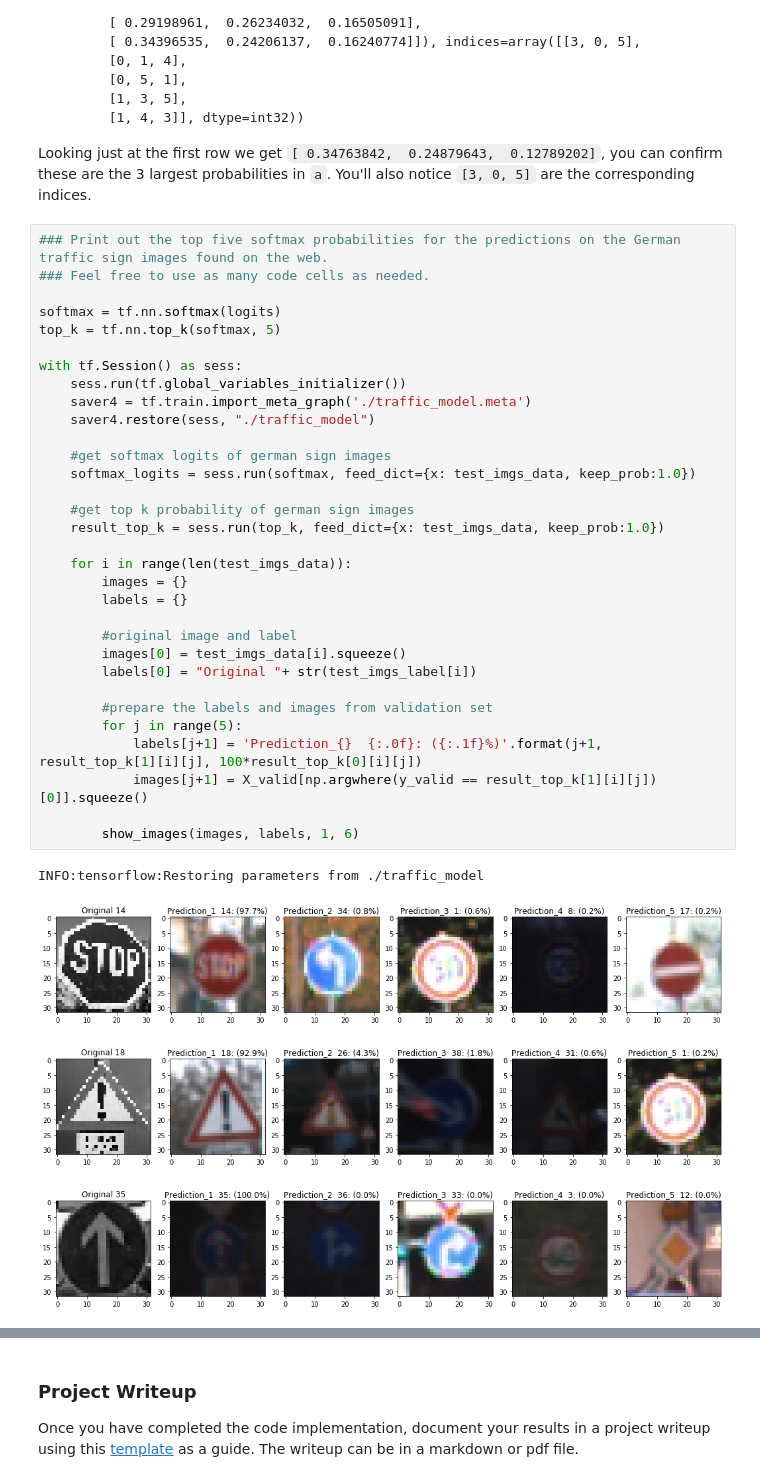
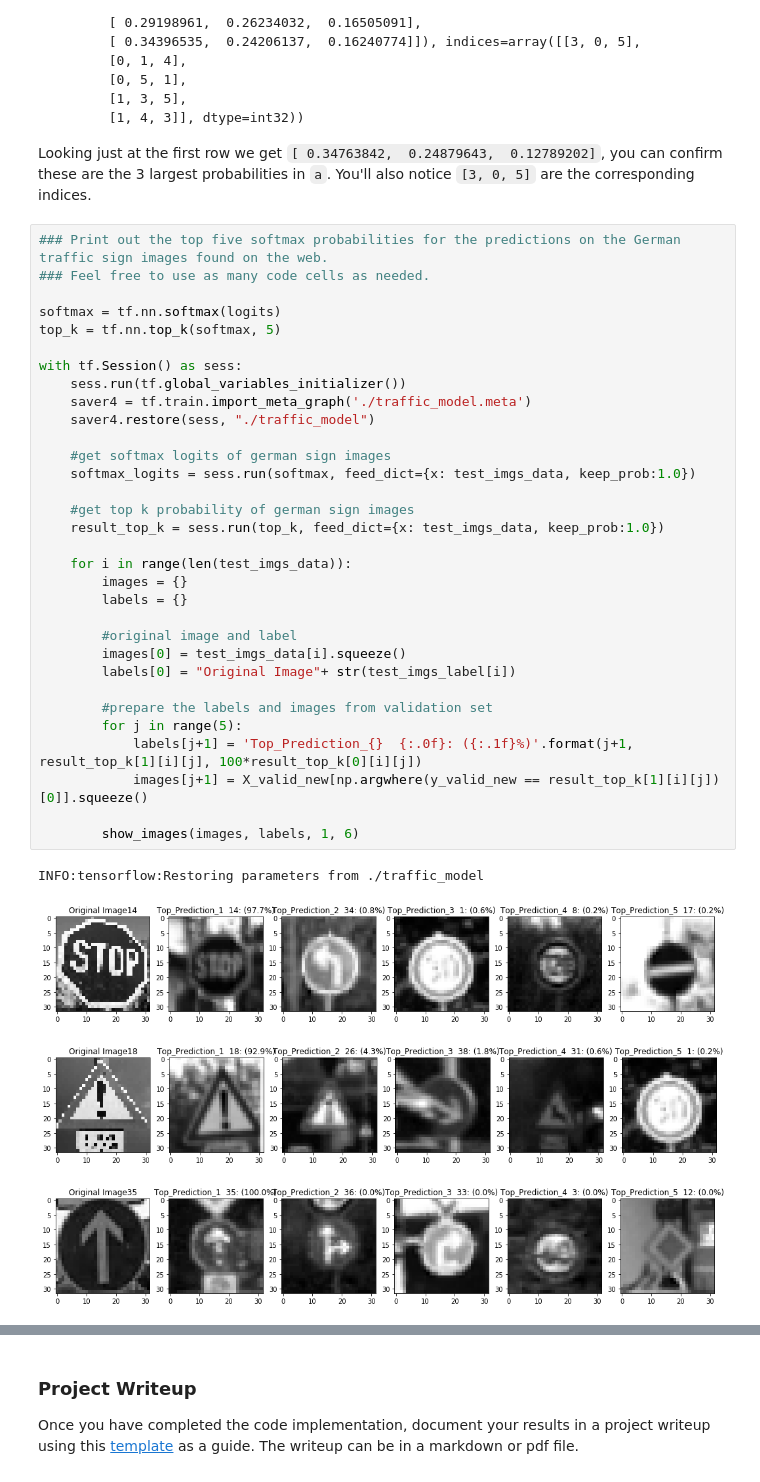
Before and after one commit to roy-wang-py/trafficSignClassifier, a Jupyter notebook: Traffic_Sign_Classifier.ipynb, the cells around one changed output, grey strips where cells are left out. Saved outputs shown, nothing was run; the diff lists cells and outputs as text.

```diff
--- a/Traffic_Sign_Classifier.ipynb
+++ b/Traffic_Sign_Classifier.ipynb
@@ -837,36 +837,36 @@ Looking just at the first row we get `[ 0.34763842,  0.24879643,  0.12789202]`,
 ### Print out the top five softmax probabilities for the predictions on the German traffic sign images found on the web.
 ### Feel free to use as many code cells as needed.
 
 softmax = tf.nn.softmax(logits)
 top_k = tf.nn.top_k(softmax, 5)
 
 with tf.Session() as sess:
     sess.run(tf.global_variables_initializer())
     saver4 = tf.train.import_meta_graph('./traffic_model.meta')
     saver4.restore(sess, "./traffic_model")
 
     #get softmax logits of german sign images
     softmax_logits = sess.run(softmax, feed_dict={x: test_imgs_data, keep_prob:1.0})
 
     #get top k probability of german sign images
     result_top_k = sess.run(top_k, feed_dict={x: test_imgs_data, keep_prob:1.0})
 
     for i in range(len(test_imgs_data)):
         images = {}
         labels = {}
 
         #original image and label
         images[0] = test_imgs_data[i].squeeze()
-        labels[0] = "Original "+ str(test_imgs_label[i])
+        labels[0] = "Original Image"+ str(test_imgs_label[i])
 
         #prepare the labels and images from validation set
         for j in range(5):
-            labels[j+1] = 'Prediction_{}  {:.0f}: ({:.1f}%)'.format(j+1, result_top_k[1][i][j], 100*result_top_k[0][i][j])
-            images[j+1] = X_valid[np.argwhere(y_valid == result_top_k[1][i][j])[0]].squeeze()
+            labels[j+1] = 'Top_Prediction_{}  {:.0f}: ({:.1f}%)'.format(j+1, result_top_k[1][i][j], 100*result_top_k[0][i][j])
+            images[j+1] = X_valid_new[np.argwhere(y_valid_new == result_top_k[1][i][j])[0]].squeeze()
 
         show_images(images, labels, 1, 6)
 # %% [output]
 INFO:tensorflow:Restoring parameters from ./traffic_model
-[figure, old version]
+[figure, new version]
-[figure, old version]
+[figure, new version]
-[figure, old version]
+[figure, new version]
```
Also changed, not shown: parts of 1 cell of this notebook, 14 other files.
